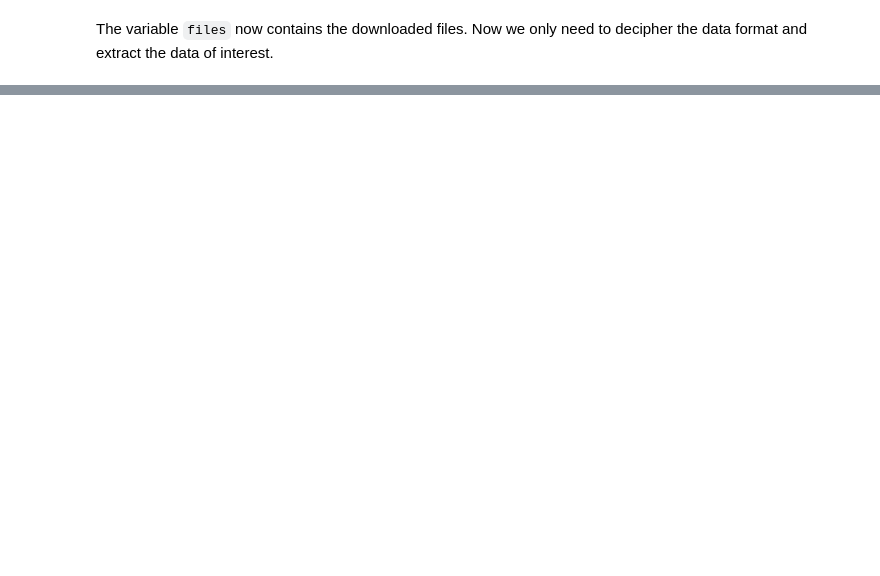
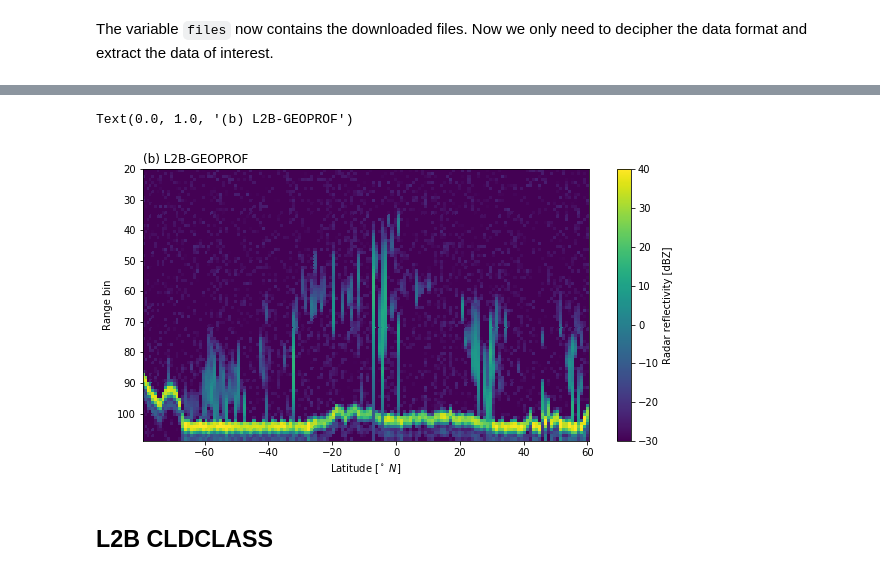
Before and after one commit to SEE-GEO/pansat, a Jupyter notebook: notebooks/products/cloud_sat.ipynb, the cells around one changed output, grey strips where cells are left out. Cells and saved outputs as stored; diff of their text form; code cells hidden in the pictures; blank space fills up the shorter version.

```diff
--- a/notebooks/products/cloud_sat.ipynb
+++ b/notebooks/products/cloud_sat.ipynb
@@ -129,0 +61,5 @@ file.vdata["nbin:2B-GEOPROF"][:]
+# %%
+from pansat.products.satellite.cloud_sat import l2b_geoprof
+files_l2b = l2b_geoprof.download(t_0, t_1)
+dataset = l2b_geoprof.open(files_l2b[0])
+display(dataset)
@@ -129,0 +78,24 @@ file.vdata["nbin:2B-GEOPROF"][:]
+# %%
+%matplotlib inline
+import matplotlib.pyplot as plt
+from matplotlib.colors import Normalize
+
+start = 10000
+end = 25000
+stride = 100
+z = dataset["radar_reflectivity"][start:end:stride, 20:110] / 100.0
+lats = dataset["latitude"][start:end:stride]
+bins = dataset["bins"][20:110]
+
+plt.figure(figsize=(10, 5))
+plt.pcolormesh(lats, bins, z.T, norm=Normalize(-30, 40))
+plt.colorbar(label="Radar reflectivity [dBZ]")
+plt.gca().invert_yaxis()
+plt.xlabel(r"Latitude [$^\circ\ N$]")
+plt.ylabel("Range bin");
+plt.title("(b) L2B-GEOPROF", loc="left")
+# %% [output]
+Text(0.0, 1.0, '(b) L2B-GEOPROF')
+[figure, added]
+# %% [markdown]
+## L2B CLDCLASS
```
Also changed, not shown: parts of 20 cells of this notebook, 8 other files.
